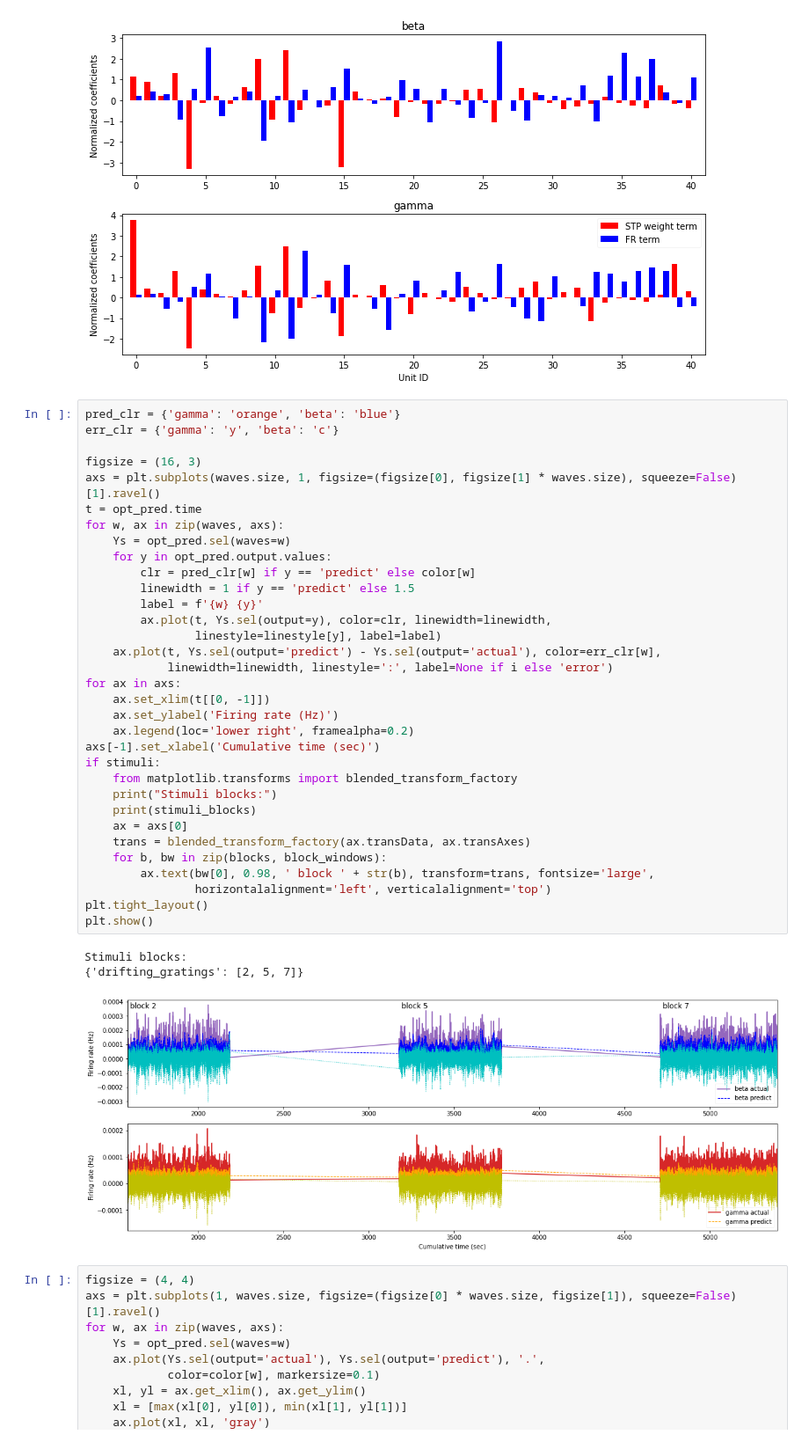
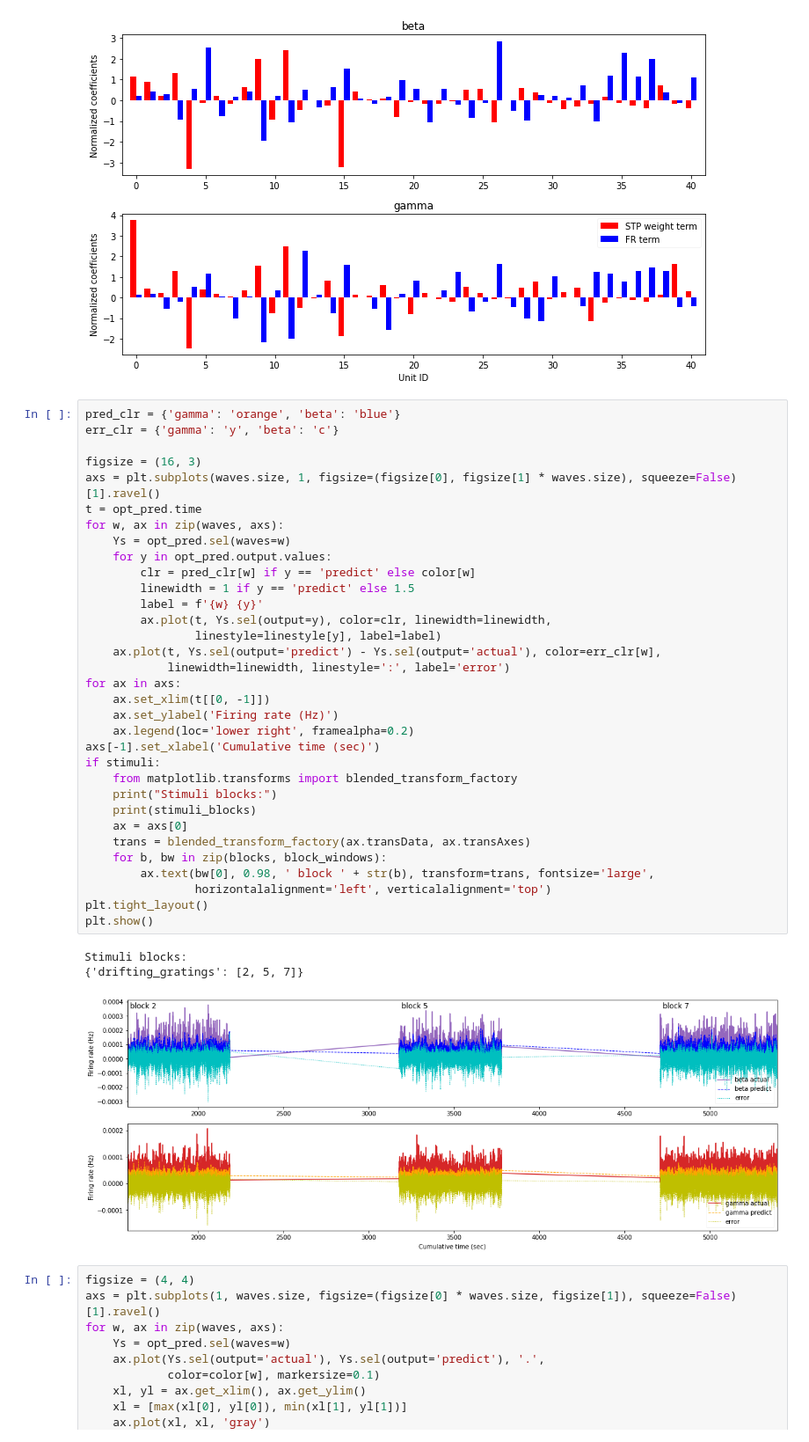
Before and after one commit to chenziao/Analyzing_Allen_Visual_Coding_Neuropixels_Dataset, a Jupyter notebook: Analyze_Visual_STP.ipynb, the cells around one changed output. Shown at 88% size. Saved outputs shown, nothing was run; the diff lists cells and outputs as text.

```diff
--- a/Analyze_Visual_STP.ipynb
+++ b/Analyze_Visual_STP.ipynb
@@ -401,35 +401,35 @@ figsize = (16, 3)
 axs = plt.subplots(waves.size, 1, figsize=(figsize[0], figsize[1] * waves.size), squeeze=False)[1].ravel()
 t = opt_pred.time
 for w, ax in zip(waves, axs):
     Ys = opt_pred.sel(waves=w)
     for y in opt_pred.output.values:
         clr = pred_clr[w] if y == 'predict' else color[w]
         linewidth = 1 if y == 'predict' else 1.5
         label = f'{w} {y}'
         ax.plot(t, Ys.sel(output=y), color=clr, linewidth=linewidth,
                 linestyle=linestyle[y], label=label)
     ax.plot(t, Ys.sel(output='predict') - Ys.sel(output='actual'), color=err_clr[w],
-            linewidth=linewidth, linestyle=':', label=None if i else 'error')
+            linewidth=linewidth, linestyle=':', label='error')
 for ax in axs:
     ax.set_xlim(t[[0, -1]])
     ax.set_ylabel('Firing rate (Hz)')
     ax.legend(loc='lower right', framealpha=0.2)
 axs[-1].set_xlabel('Cumulative time (sec)')
 if stimuli:
     from matplotlib.transforms import blended_transform_factory
     print("Stimuli blocks:")
     print(stimuli_blocks)
     ax = axs[0]
     trans = blended_transform_factory(ax.transData, ax.transAxes)
     for b, bw in zip(blocks, block_windows):
         ax.text(bw[0], 0.98, ' block ' + str(b), transform=trans, fontsize='large',
                 horizontalalignment='left', verticalalignment='top')
 plt.tight_layout()
 plt.show()
 # %% [output]
 Stimuli blocks:
 {'drifting_gratings': [2, 5, 7]}
-[figure, old version]
+[figure, new version]
 # %%
 figsize = (4, 4)
 axs = plt.subplots(1, waves.size, figsize=(figsize[0] * waves.size, figsize[1]), squeeze=False)[1].ravel()
```
